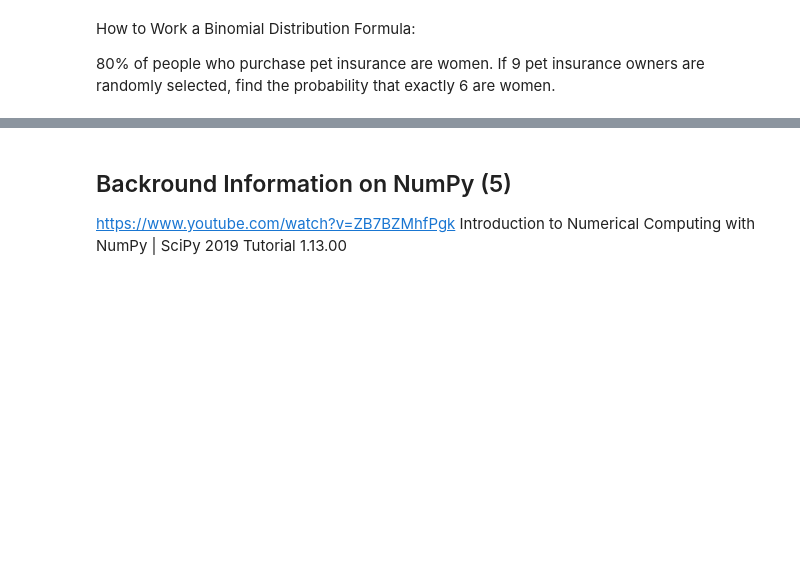
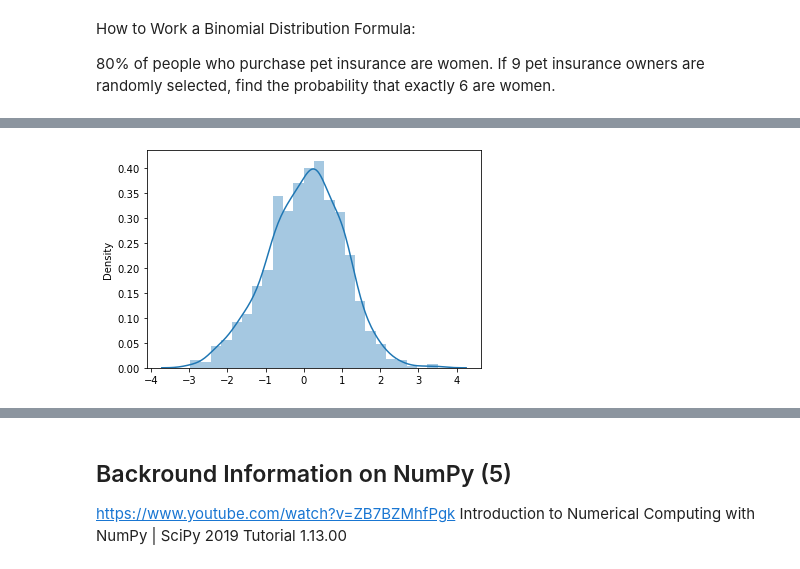
Before and after one commit to katel85/numpy.random-assignment-, a Jupyter notebook: numpy.random.ipynb, the cells around one changed output, grey strips where cells are left out. Cells and saved outputs as stored; diff of their text form; code cells hidden in the pictures; blank space fills up the shorter version.

```diff
--- a/numpy.random.ipynb
+++ b/numpy.random.ipynb
@@ -717,0 +900,6 @@ ax.vlines(X, 0, binom_pd, colors='b', lw=5, alpha=0.5)
+# %%
+sns.distplot(np.random.standard_normal(size=1000), hist=True)
+
+plt.show()
+# %% [output]
+[figure, added]
```
Also changed, not shown: parts of 64 cells of this notebook, 1 other file.
